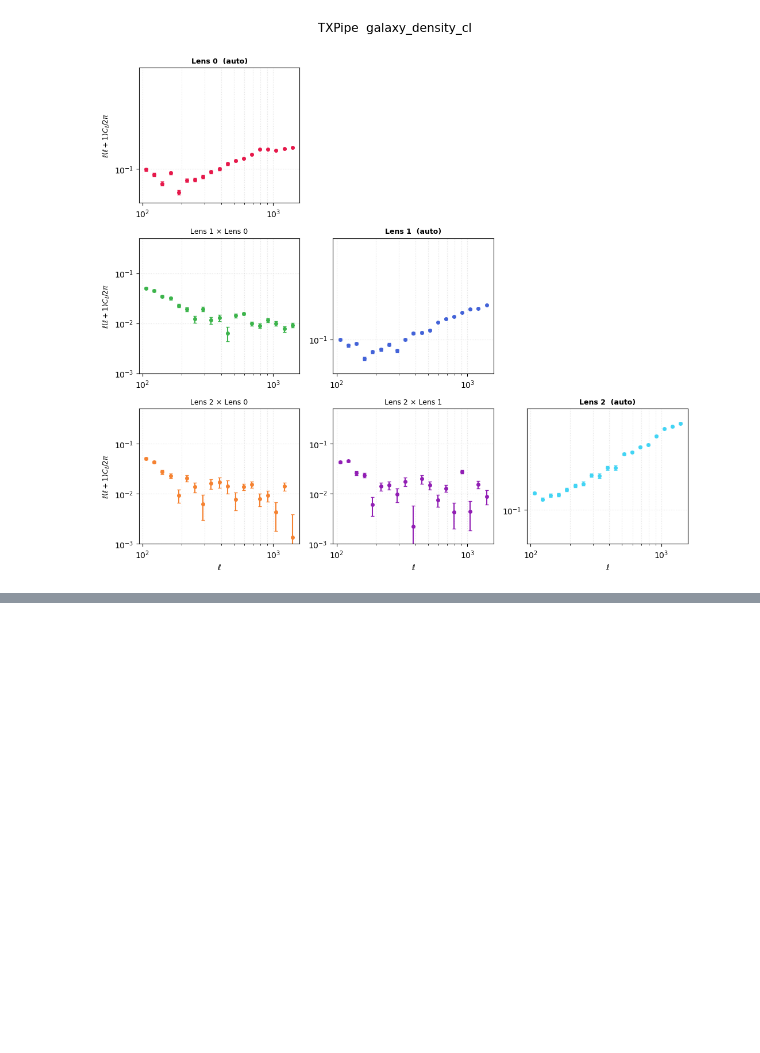
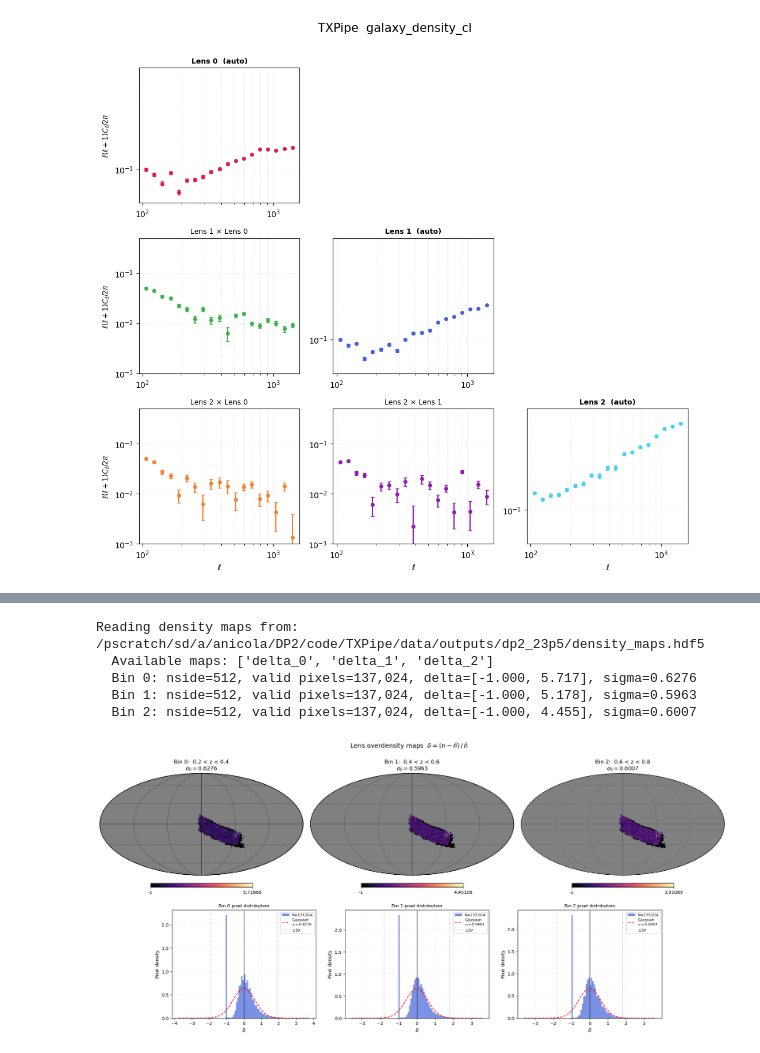
Before and after one commit to LSSTDESC/TXPipe, a Jupyter notebook: txpipe_util.ipynb, the cells around one changed output, grey strips where cells are left out. Drawn from its saved outputs; the diff is of its cells as text; code cells hidden in the pictures; blank space fills up the shorter version.

```diff
--- a/txpipe_util.ipynb
+++ b/txpipe_util.ipynb
@@ -734,0 +1144,17 @@ Data types found: ['galaxy_density_cl']
+# %%
+path2densitymaps = '/pscratch/sd/a/anicola/DP2/code/TXPipe/data/outputs/dp2_23p5/density_maps.hdf5'
+path2tomography = '/pscratch/sd/a/anicola/DP2/code/TXPipe/data/outputs/dp2_23p5/lens_tomography_catalog_unweighted.hdf5'
+cmap = 'magma'
+
+plot_density_maps(
+    density_maps_path=path2densitymaps,
+    tomography_path=path2tomography,
+    cmap=cmap
+)
+# %% [output]
+Reading density maps from: /pscratch/sd/a/anicola/DP2/code/TXPipe/data/outputs/dp2_23p5/density_maps.hdf5
+  Available maps: ['delta_0', 'delta_1', 'delta_2']
+  Bin 0: nside=512, valid pixels=137,024, delta=[-1.000, 5.717], sigma=0.6276
+  Bin 1: nside=512, valid pixels=137,024, delta=[-1.000, 5.178], sigma=0.5963
+  Bin 2: nside=512, valid pixels=137,024, delta=[-1.000, 4.455], sigma=0.6007
+[figure, added]
```
Also changed, not shown: parts of 16 cells of this notebook.
